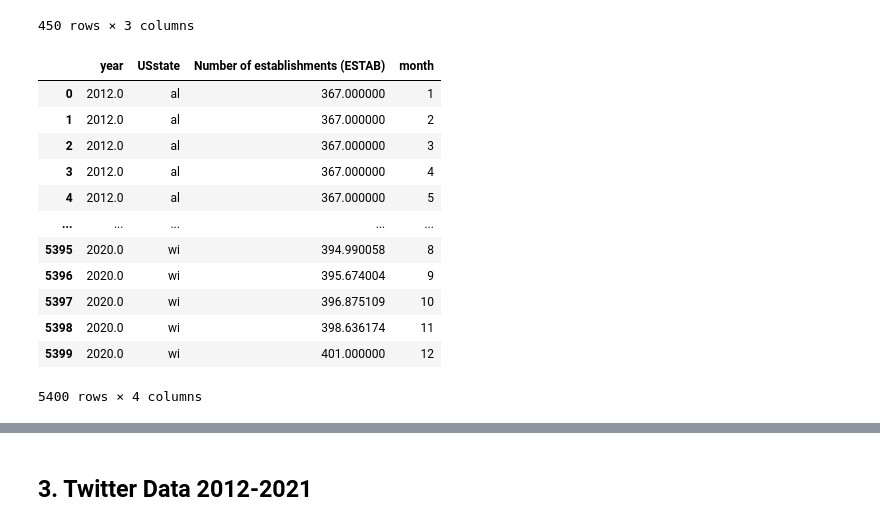
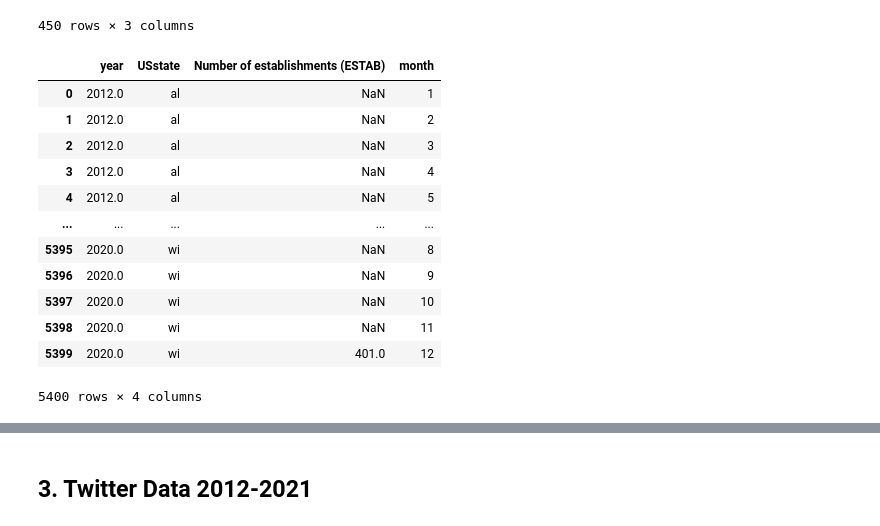
Before and after one commit to cenxi-si/DS-industry-project-group35, a Jupyter notebook: Data Prepossessing.ipynb, the cells around one changed output, grey strips where cells are left out. Saved outputs shown, nothing was run; the diff lists cells and outputs as text; code cells hidden in the pictures.

```diff
--- a/Data Prepossessing.ipynb
+++ b/Data Prepossessing.ipynb
@@ -162,25 +162,20 @@ alcohol_df
 # %%
 alcohol = pd.merge(alcohol_df, full_alcohol, on=['USstate', 'year'], how='right')
 alcohol['Number of establishments (ESTAB)'] = alcohol['Number of establishments (ESTAB)'] * alcohol['factor']
 alcohol = alcohol.drop(columns=['factor'])
 alcohol['Number of establishments (ESTAB)'] = alcohol['Number of establishments (ESTAB)'].replace({0:np.nan})
-alcohol['Number of establishments (ESTAB)'] = alcohol['Number of establishments (ESTAB)'].interpolate(method ='cubic', limit_direction ='backward')
-alcohol['Number of establishments (ESTAB)'] = alcohol['Number of establishments (ESTAB)'].interpolate(method ='linear', limit_direction ='backward')
-alcohol['year'] = pd.to_numeric(alcohol['year'])
-alcohol['month'] = pd.to_numeric(alcohol['month'])
-alcohol.to_csv('./data/alcohol/alcohol.csv')
 alcohol
 # %% [output]
 |  | year | USstate | Number of establishments (ESTAB) | month |
-| 0 | 2012.0 | al | 367.000000 | 1 |
-| 1 | 2012.0 | al | 367.000000 | 2 |
-| 2 | 2012.0 | al | 367.000000 | 3 |
-| 3 | 2012.0 | al | 367.000000 | 4 |
-| 4 | 2012.0 | al | 367.000000 | 5 |
+| 0 | 2012.0 | al | NaN | 1 |
+| 1 | 2012.0 | al | NaN | 2 |
+| 2 | 2012.0 | al | NaN | 3 |
+| 3 | 2012.0 | al | NaN | 4 |
+| 4 | 2012.0 | al | NaN | 5 |
 | ... | ... | ... | ... | ... |
-| 5395 | 2020.0 | wi | 394.990058 | 8 |
-| 5396 | 2020.0 | wi | 395.674004 | 9 |
-| 5397 | 2020.0 | wi | 396.875109 | 10 |
-| 5398 | 2020.0 | wi | 398.636174 | 11 |
-| 5399 | 2020.0 | wi | 401.000000 | 12 |
+| 5395 | 2020.0 | wi | NaN | 8 |
+| 5396 | 2020.0 | wi | NaN | 9 |
+| 5397 | 2020.0 | wi | NaN | 10 |
+| 5398 | 2020.0 | wi | NaN | 11 |
+| 5399 | 2020.0 | wi | 401.0 | 12 |
 5400 rows × 4 columns
```
Also changed, not shown: parts of 3 cells of this notebook, 3 other files.
